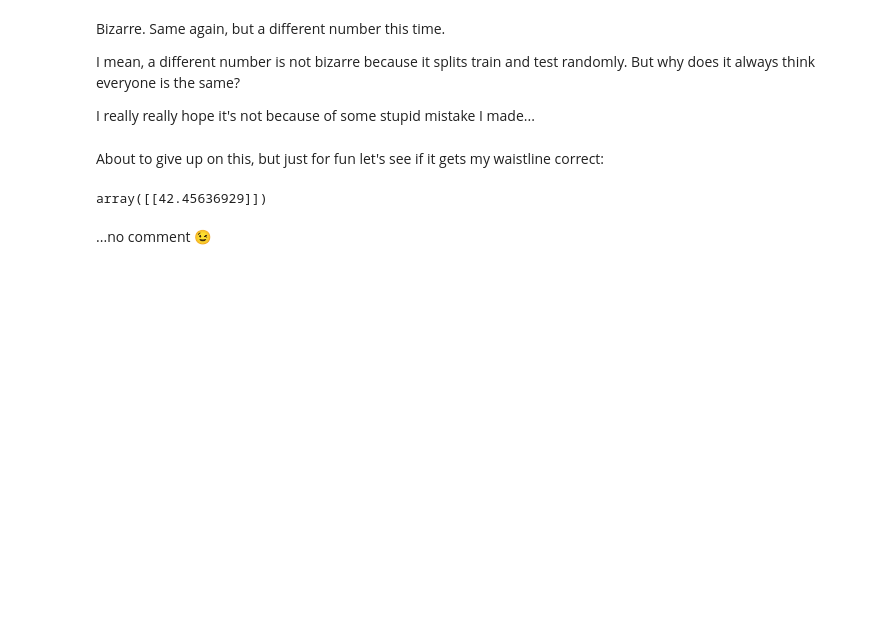
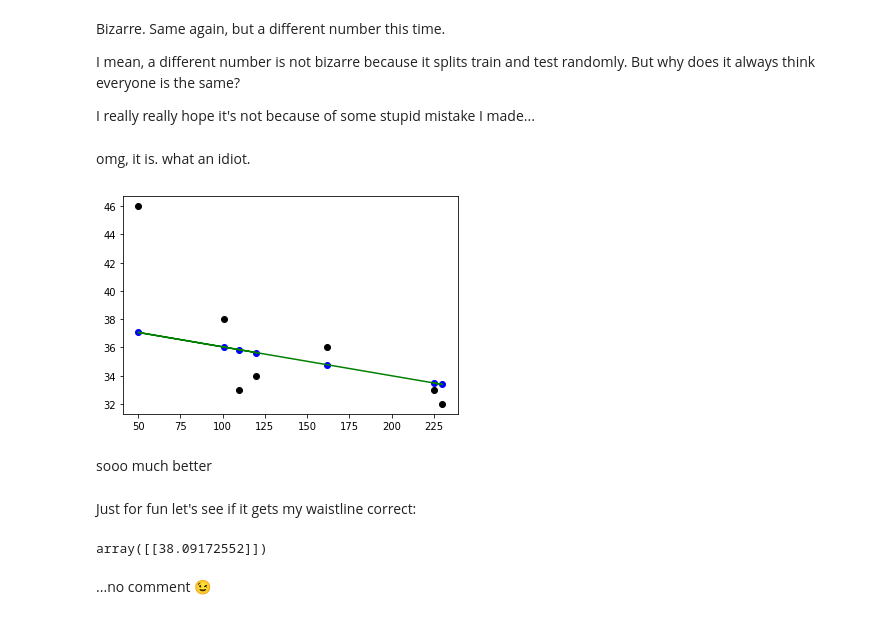
Before and after one commit to llimos/ML-For-Beginners, a Jupyter notebook: 2-Regression/1-Tools/assignment.ipynb, the cells around one changed output. Saved outputs shown, nothing was run; the diff lists cells and outputs as text; code cells hidden in the pictures; blank space fills up the shorter version.

```diff
--- a/2-Regression/1-Tools/assignment.ipynb
+++ b/2-Regression/1-Tools/assignment.ipynb
@@ -237,11 +237,34 @@ Bizarre. Same again, but a different number this time.
 I mean, a different number is not bizarre because it splits train and test randomly. But why does it always think everyone is the same?
 
 I really really hope it's not because of some stupid mistake I made...
+# %% [markdown]
+omg, it is. what an idiot.
+# %%
+X, y = datasets.load_linnerud(return_X_y=True)
+
+X_situps = X[:, np.newaxis, 1]
+y_waist = y[:, np.newaxis, 1]
+
+X_train, X_test, y_train, y_test = model_selection.train_test_split(X_situps, y_waist, test_size=0.33)
+
+model = linear_model.LinearRegression()
+model.fit(X_train, y_train)
+
+y_predict = model.predict(X_test) # not y_test
+# %%
+plt.scatter(X_test, y_test, color='black')
+plt.plot(X_test, y_predict, color='green')
+plt.scatter(X_test, y_predict, color='blue')
+plt.show()
+# %% [output]
+[figure, added]
+# %% [markdown]
+sooo much better
 # %% [markdown]
-About to give up on this, but just for fun let's see if it gets my waistline correct:
+Just for fun let's see if it gets my waistline correct:
 # %%
 model.predict([[0]])
 # %% [output]
-array([[42.45636929]])
+array([[38.09172552]])
 # %% [markdown]
 ...no comment 😉
```
